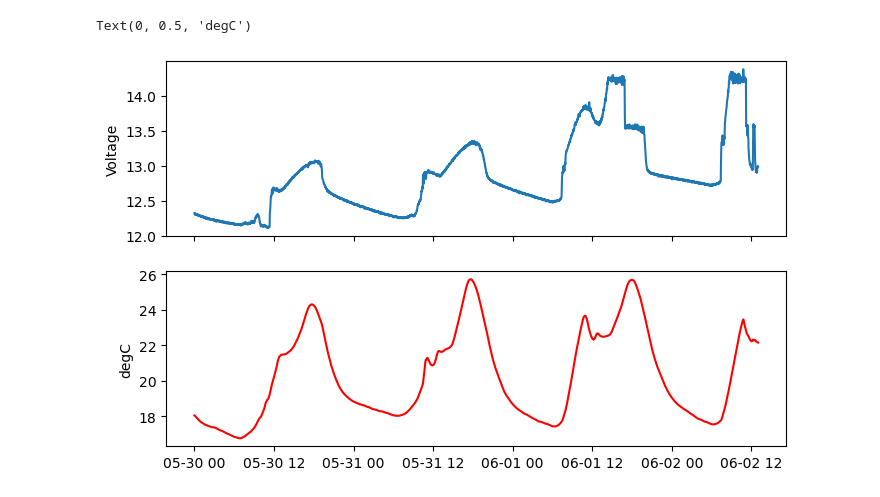
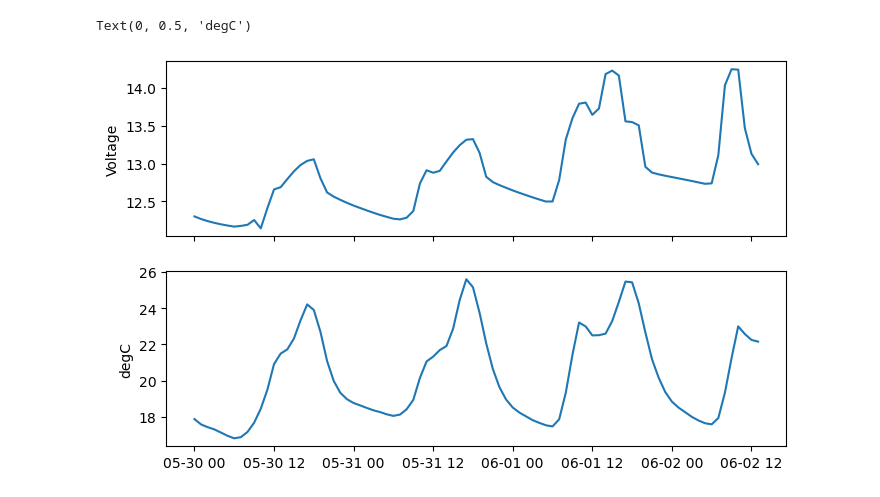
Before and after one commit to sscopazzi/Cal_Poly_Maritime_Academy_Research_Buoy, a Jupyter notebook: python_code/deployment_test.ipynb, the cells around one changed output. Drawn from its saved outputs; the diff is of its cells as text; code cells hidden in the pictures.

```diff
--- a/python_code/deployment_test.ipynb
+++ b/python_code/deployment_test.ipynb
@@ -33,7 +33,7 @@ def human_sort(l):
     l.sort(key=alphanum_key)
 ###############################################################################
 
-batpanel = sorted(glob.glob('../python_code/data/B*.dat'),key=alphanum_key)
+datlog = sorted(glob.glob('../python_code/data/B*.dat'),key=alphanum_key)
 exo = sorted(glob.glob('../python_code/data/E*.dat'),key=alphanum_key)
 ms3 = sorted(glob.glob('../python_code/data/M*.dat'),key=alphanum_key)
 ws = sorted(glob.glob('../python_code/data/W*.dat'),key=alphanum_key)
@@ -44,29 +44,30 @@ paratmo = sorted(glob.glob('../python_code/data/PAR_atmo*.dat'),key=alphanum_key
 # %%
 df_list = [] # init empty dataframe
 
-for x in batpanel:
+for x in datlog:
     loop = pd.read_csv(x,sep=',',names=['time','record','BattV','PTemp'],header=3,parse_dates=[0])
     df_list.append(loop)
 
 dl = pd.concat(df_list,ignore_index=True)   # dl for datalogger sensor values
 dl = dl.set_index('time')                   # set the time column to be the index
 dl = dl.loc['2023-05-30':'2023-06-03']      # slicing dates I want
+dl_hr = dl.resample('1H').mean()
 
 fig,ax=plt.subplots(ncols=1,nrows=2,figsize=(8,5),sharex=ax[0])
 
-ax[0].plot(dl.index,dl.BattV,label='Battery Voltage')
+ax[0].plot(dl_hr.index,dl_hr.BattV)
 ax[0].set_ylabel('Voltage')
-ax[1].plot(dl.index,dl.PTemp,label='Panel Temp',color='red')
+ax[1].plot(dl_hr.index,dl_hr.PTemp)
 ax[1].set_ylabel('degC')
 
 # fig,ax=plt.subplots(figsize=(8,5))
 # ax.plot(dl.index,dl.BattV,label='Battery Voltage')
 # ax.set_ylabel('Voltage')
 # ax2=ax.twinx()
 # ax2.plot(dl.index,dl.PTemp,label='Panel Temp',color='red')
 # ax2.set_ylabel('degC')
 # ax.legend()
 # ax2.legend()
 # %% [output]
 Text(0, 0.5, 'degC')
-[figure, old version]
+[figure, new version]
```
Also changed, not shown: parts of 1 cell of this notebook.
